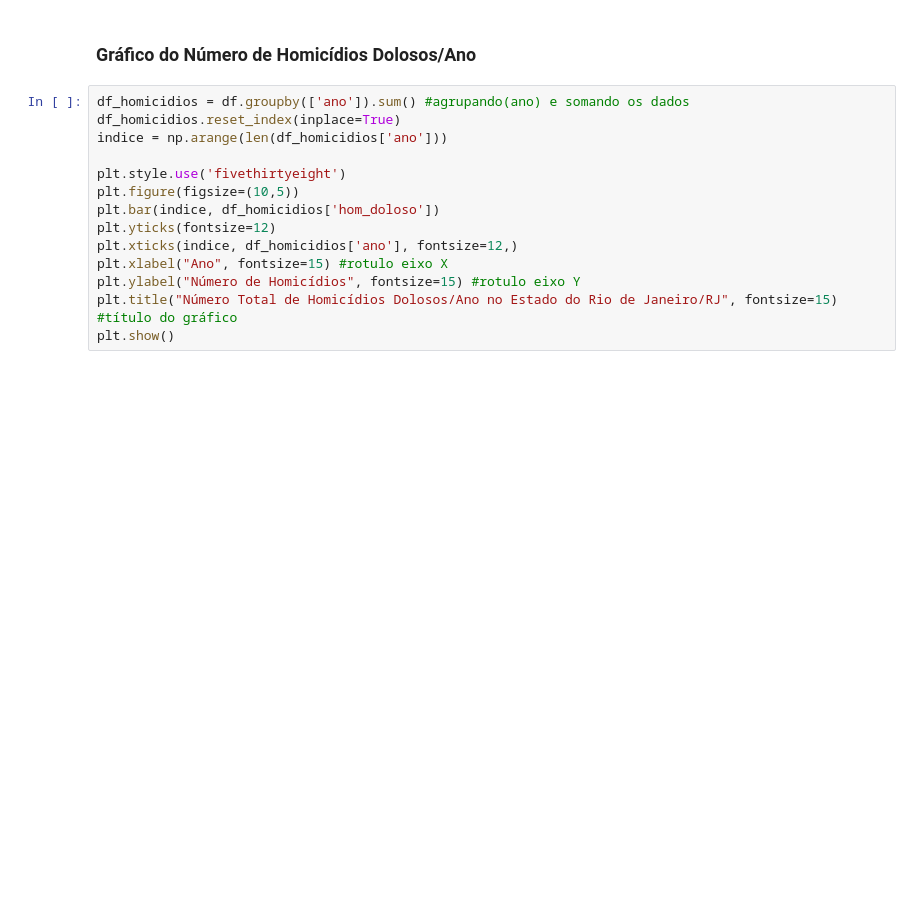
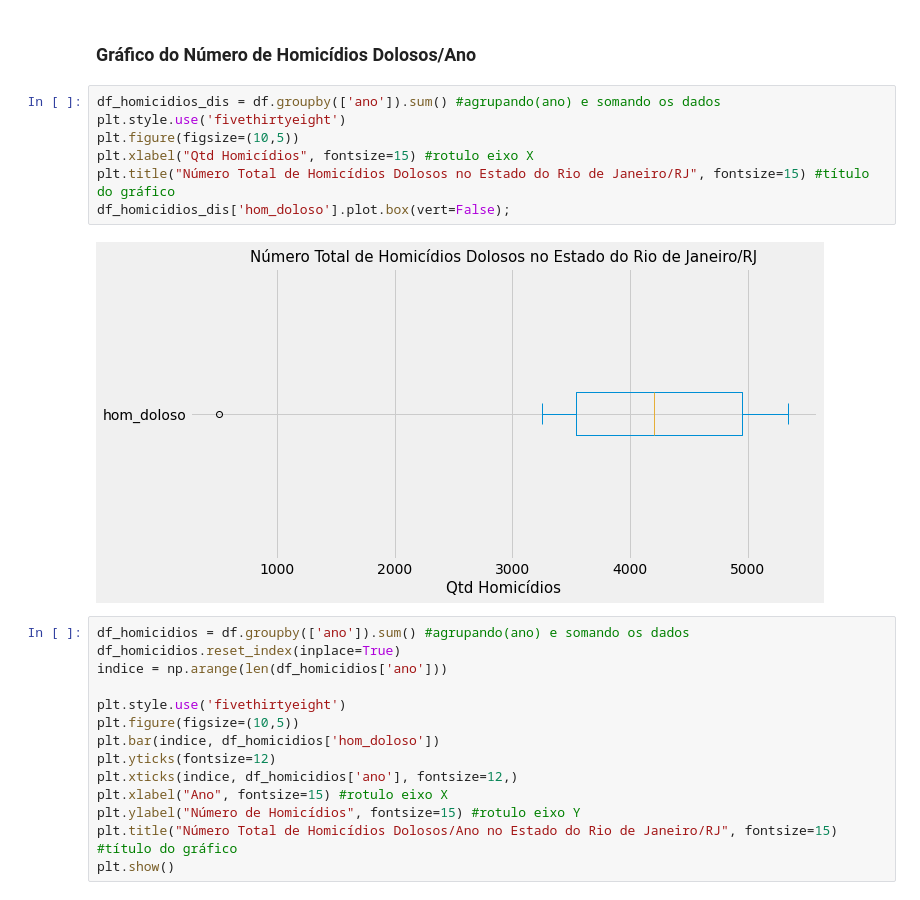
Before and after one commit to Prog-LucasAlves/Analise_Exploratoria_Dados, a Jupyter notebook: AED_01_Seguraca_Publica/seguranca_publica.ipynb, the cells around one changed output. Cells and saved outputs as stored; diff of their text form; blank space fills up the shorter version.

```diff
--- a/AED_01_Seguraca_Publica/seguranca_publica.ipynb
+++ b/AED_01_Seguraca_Publica/seguranca_publica.ipynb
@@ -200,5 +147,14 @@ False
 # %% [markdown]
 ### Gráfico do Número de Homicídios Dolosos/Ano
+# %%
+df_homicidios_dis = df.groupby(['ano']).sum() #agrupando(ano) e somando os dados
+plt.style.use('fivethirtyeight')
+plt.figure(figsize=(10,5))
+plt.xlabel("Qtd Homicídios", fontsize=15) #rotulo eixo X
+plt.title("Número Total de Homicídios Dolosos no Estado do Rio de Janeiro/RJ", fontsize=15) #título do gráfico
+df_homicidios_dis['hom_doloso'].plot.box(vert=False);
+# %% [output]
+[figure, added]
 # %%
 df_homicidios = df.groupby(['ano']).sum() #agrupando(ano) e somando os dados
 df_homicidios.reset_index(inplace=True)
```
Also changed, not shown: parts of 10 cells of this notebook, 4 other files.
